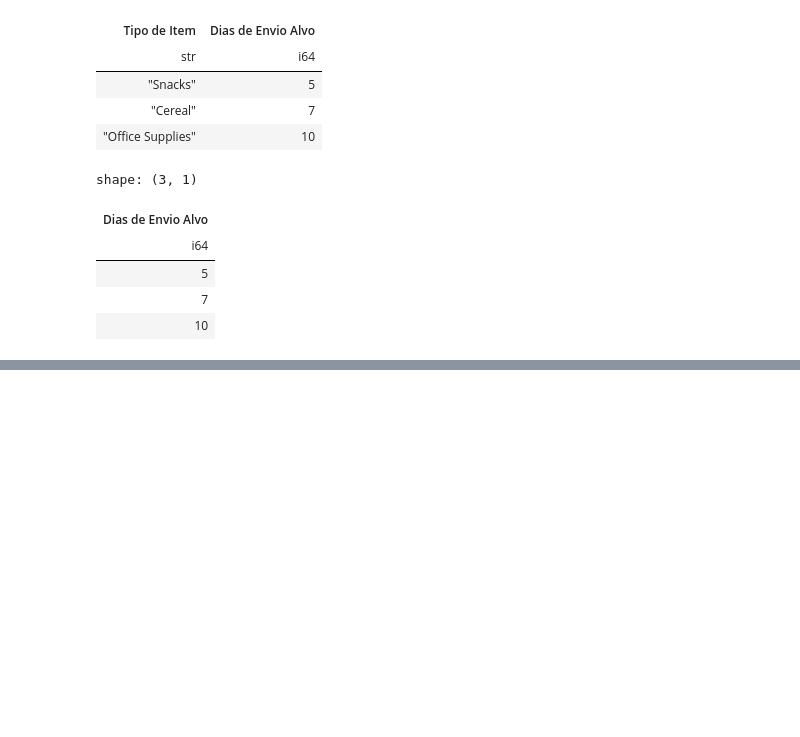
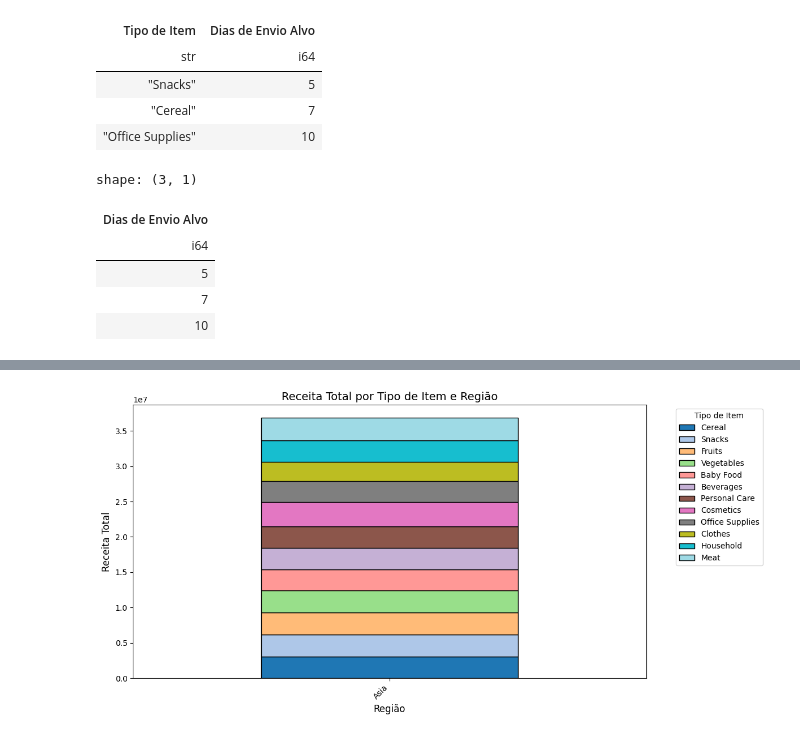
Before and after one commit to daniellcferreira/polars_data_analysis, a Jupyter notebook: polars_data.ipynb, the cells around one changed output, grey strips where cells are left out. Cells and saved outputs as stored; diff of their text form; code cells hidden in the pictures; blank space fills up the shorter version.

Commit message:
feat: adicionar exemplos de pivoteamento e despivoteamento de dados

```diff
--- a/polars_data.ipynb
+++ b/polars_data.ipynb
@@ -606,0 +646,10 @@ shape: (1_530, 21)
+# %%
+# Aplicando o pivoteamento em um dataset maior
+
+df_pivot_course = df_original.pivot(
+    values="Unidades Vendidas",
+    index="Região",             # Cada região será uma linha
+    columns="Tipo de Item",     # Cada tipo de item vira uma coluna
+    aggregate_function="sum"    # Soma das vendas por região/item
+)
+df_pivot_course
@@ -606,0 +664,40 @@ shape: (1_530, 21)
+# %%
+# Converter para pandas para facilitar a visualização com gráficos
+df_pivot_pd = df_pivot_course.to_pandas()
+# %%
+# Definir a coluna 'Região' como índice, para organizar o eixo X no gráfico
+df_pivot_pd = df_pivot_pd.set_index("Região")
+
+# Criar paleta de cores com base no número de categorias
+num_items = len(df_pivot_pd.columns)
+colors = cm.tab20(np.linspace(0, 1, num_items))
+
+# Criar gráfico de barras empilhadas
+ax = df_pivot_pd.plot(
+    kind="bar",
+    stacked=True,      # As barras são empilhadas
+    figsize=(12, 6),   # Tamanho do gráfico
+    color=colors,      # Paleta de cores personalizada
+    edgecolor="black"  # Borda preta para destacar
+)
+
+# Ajustar título e rótulos
+plt.title("Receita Total por Tipo de Item e Região", fontsize=14)
+plt.xlabel("Região", fontsize=12)
+plt.ylabel("Receita Total", fontsize=12)
+
+# Rotacionar os rótulos do eixo X para melhor leitura
+plt.xticks(rotation=45, ha="right")
+
+# Ajustar legenda para fora do gráfico
+plt.legend(
+    title="Tipo de Item",
+    bbox_to_anchor=(1.05, 1),
+    loc="upper left",
+    fontsize=10
+)
+
+# Ajustar layout para não cortar rótulos
+plt.tight_layout()
+# %% [output]
+[figure, added]
```
Also changed, not shown: parts of 21 cells of this notebook.
